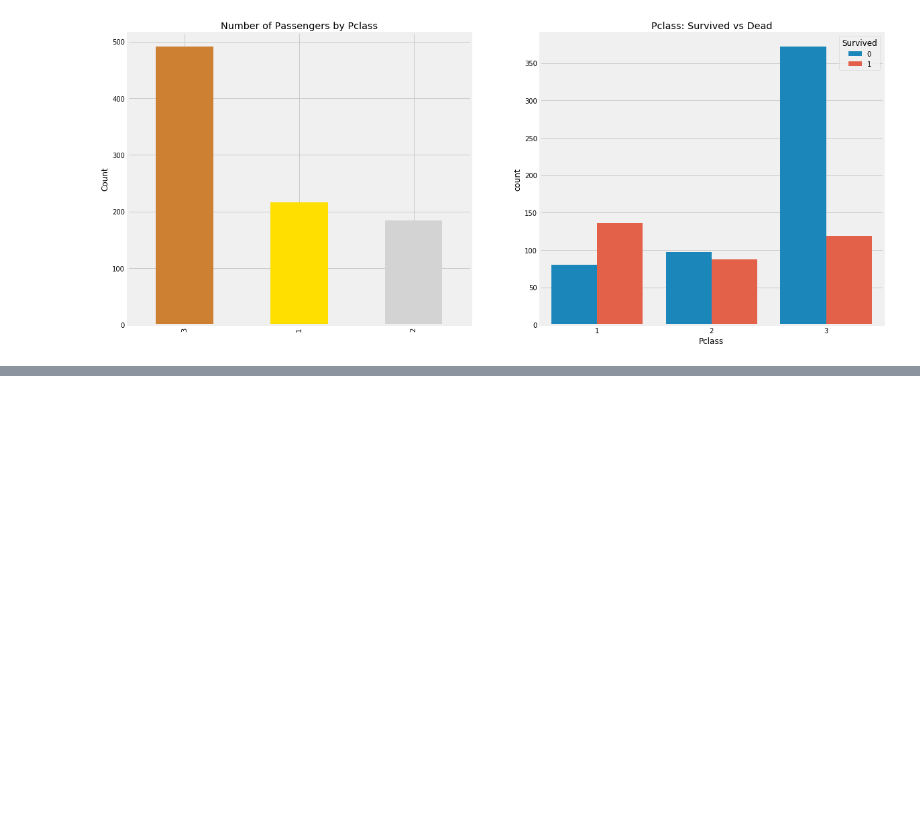
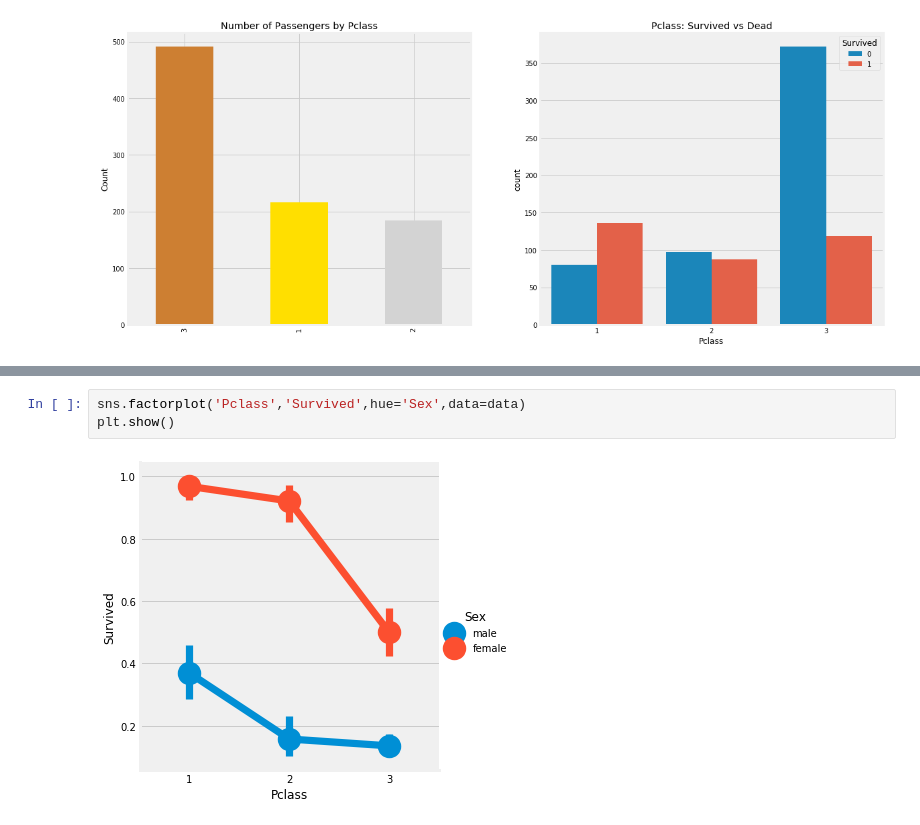
Before and after one commit to gon2gon2/first, a Jupyter notebook: titanic/eda-to-prediction-dietanic #2.ipynb, the cells around one changed output, grey strips where cells are left out. Cells and saved outputs as stored; diff of their text form; blank space fills up the shorter version.

```diff
--- a/titanic/eda-to-prediction-dietanic #2.ipynb
+++ b/titanic/eda-to-prediction-dietanic #2.ipynb
@@ -157,0 +172,5 @@ People say Money can'y buy everything. But we can clearly see that Passengers of
+# %%
+sns.factorplot('Pclass','Survived',hue='Sex',data=data)
+plt.show()
+# %% [output]
+[figure, added]
```
Also changed, not shown: parts of 18 cells of this notebook.
